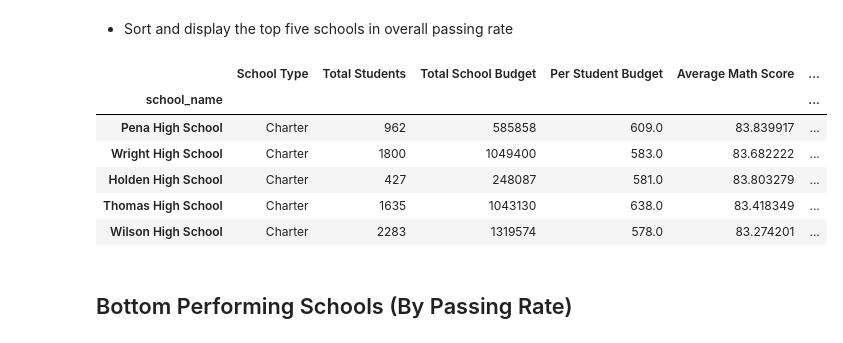
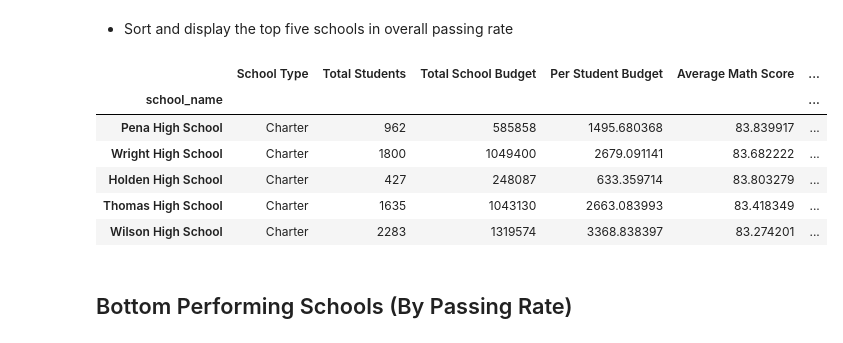
Before and after one commit to mtbulut/Pandas-Challenge-1, a Jupyter notebook: PyCitySchools/PyCitySchools_starter.ipynb, the cells around one changed output. Drawn from its saved outputs; the diff is of its cells as text; code cells hidden in the pictures.

Commit message:
Add columns for passing math/reading in full df to calculate % passing totals and by school.

```diff
--- a/PyCitySchools/PyCitySchools_starter.ipynb
+++ b/PyCitySchools/PyCitySchools_starter.ipynb
@@ -16,6 +16,10 @@ student_data = pd.read_csv(student_data_to_load)
 
 # Combine the data into a single dataset
 school_data_complete = pd.merge(student_data, school_data, how="left", on=["school_name", "school_name"])
+
+school_data_complete['pass_math'] = school_data_complete['math_score'].apply(lambda x : 1 if x>=70 else 0)
+school_data_complete['pass_read'] = school_data_complete['reading_score'].apply(lambda x : 1 if x>=70 else 0)
+
 school_data_complete.head()
 # %% [output]
 |  | Student ID | student_name | gender | grade | school_name | reading_score | math_score | School ID | ... |
@@ -27,7 +31,11 @@ school_data_complete.head()
 # %%
 #convert int to rounded string with following %
 def percent(x):
-    return str(round(x*100,2))+'%'
+    return str(round(x,2))+'%'
+
+#divide by Total Students
+def perc_s(x):
+    return x/len(school_data_complete)*100
 # %% [markdown]
 ## District Summary
 
@@ -91,33 +99,40 @@ district_df
 # %%
 schools = school_data_complete.groupby(['school_name','type','budget'])\
     .agg({
         'Student ID':'count',
         'math_score':'mean',
-        'reading_score':'mean'
+        'reading_score':'mean',
+        'pass_math':'sum',
+        'pass_read':'sum'
     })\
     .reset_index(['type','budget'])\
     .rename(columns={'type':'School Type',
                      'budget':'Total School Budget',
                      'Student ID':'Total Students',
                      'math_score':'Average Math Score',
-                     'reading_score':'Average Reading Score'
+                     'reading_score':'Average Reading Score',
+                     'pass_math':'% Passing Math',
+                     'pass_read':'% Passing Reading'
                     })
 
-schools['Per Student Budget'] = schools['Total School Budget']/schools['Total Students']
+schools['Per Student Budget'] = perc_s(schools['Total School Budget'])
 schools['Overall Passing Rate'] = (schools['Average Math Score']+schools['Average Reading Score'])/2
+schools['% Passing Math'] = schools['% Passing Math'].apply(perc_s)
+schools['% Passing Reading'] = schools['% Passing Reading'].apply(perc_s)
 
-columns = ['School Type','Total Students','Total School Budget','Per Student Budget','Average Math Score','Average Reading Score','Overall Passing Rate']
+columns = ['School Type','Total Students','Total School Budget','Per Student Budget',
+           'Average Math Score','Average Reading Score','% Passing Math','% Passing Reading','Overall Passing Rate']
 schools = schools.reindex(columns=columns)
 
 schools.sort_values('Overall Passing Rate', ascending=False).head()
 # %% [output]
 |  | School Type | Total Students | Total School Budget | Per Student Budget | Average Math Score | ... |
 | school_name |  |  |  |  |  | ... |
-| Pena High School | Charter | 962 | 585858 | 609.0 | 83.839917 | ... |
-| Wright High School | Charter | 1800 | 1049400 | 583.0 | 83.682222 | ... |
-| Holden High School | Charter | 427 | 248087 | 581.0 | 83.803279 | ... |
-| Thomas High School | Charter | 1635 | 1043130 | 638.0 | 83.418349 | ... |
-| Wilson High School | Charter | 2283 | 1319574 | 578.0 | 83.274201 | ... |
+| Pena High School | Charter | 962 | 585858 | 1495.680368 | 83.839917 | ... |
+| Wright High School | Charter | 1800 | 1049400 | 2679.091141 | 83.682222 | ... |
+| Holden High School | Charter | 427 | 248087 | 633.359714 | 83.803279 | ... |
+| Thomas High School | Charter | 1635 | 1043130 | 2663.083993 | 83.418349 | ... |
+| Wilson High School | Charter | 2283 | 1319574 | 3368.838397 | 83.274201 | ... |
 # %% [markdown]
 ## Bottom Performing Schools (By Passing Rate)
 # %% [markdown]
```
Also changed, not shown: parts of 3 cells of this notebook.
